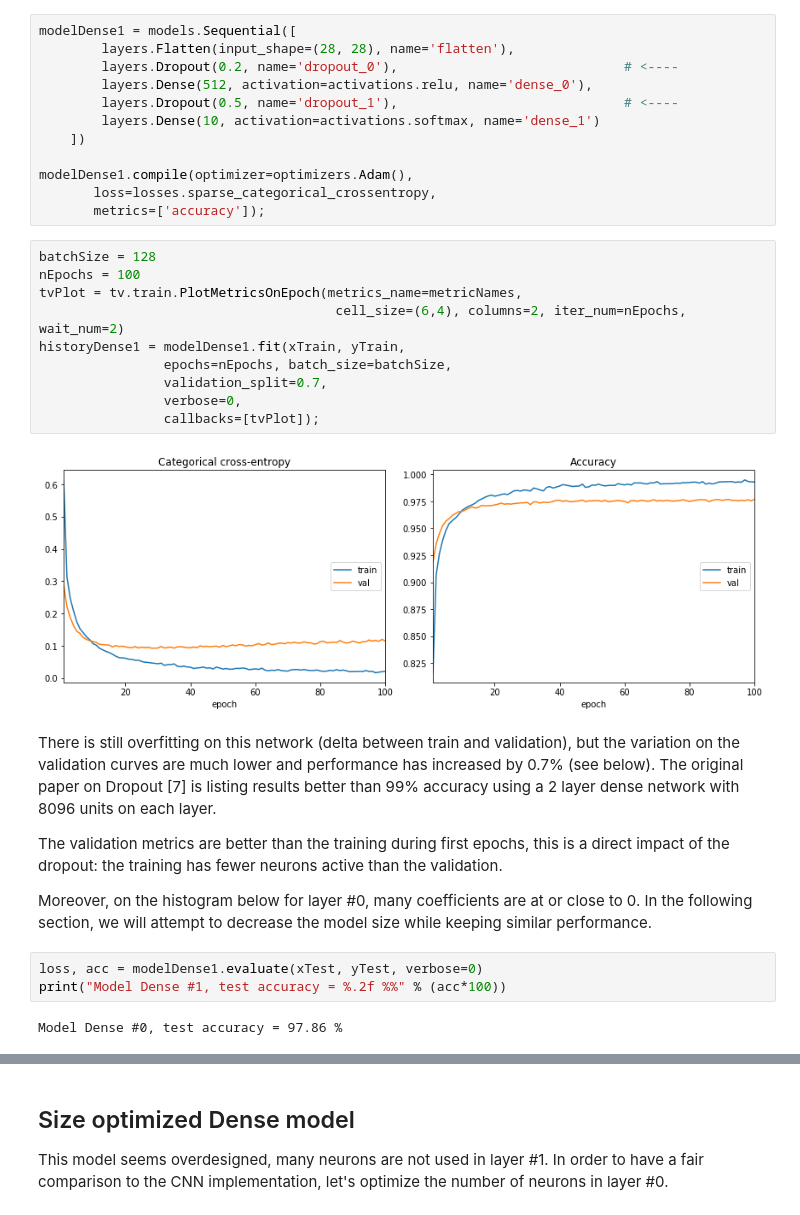
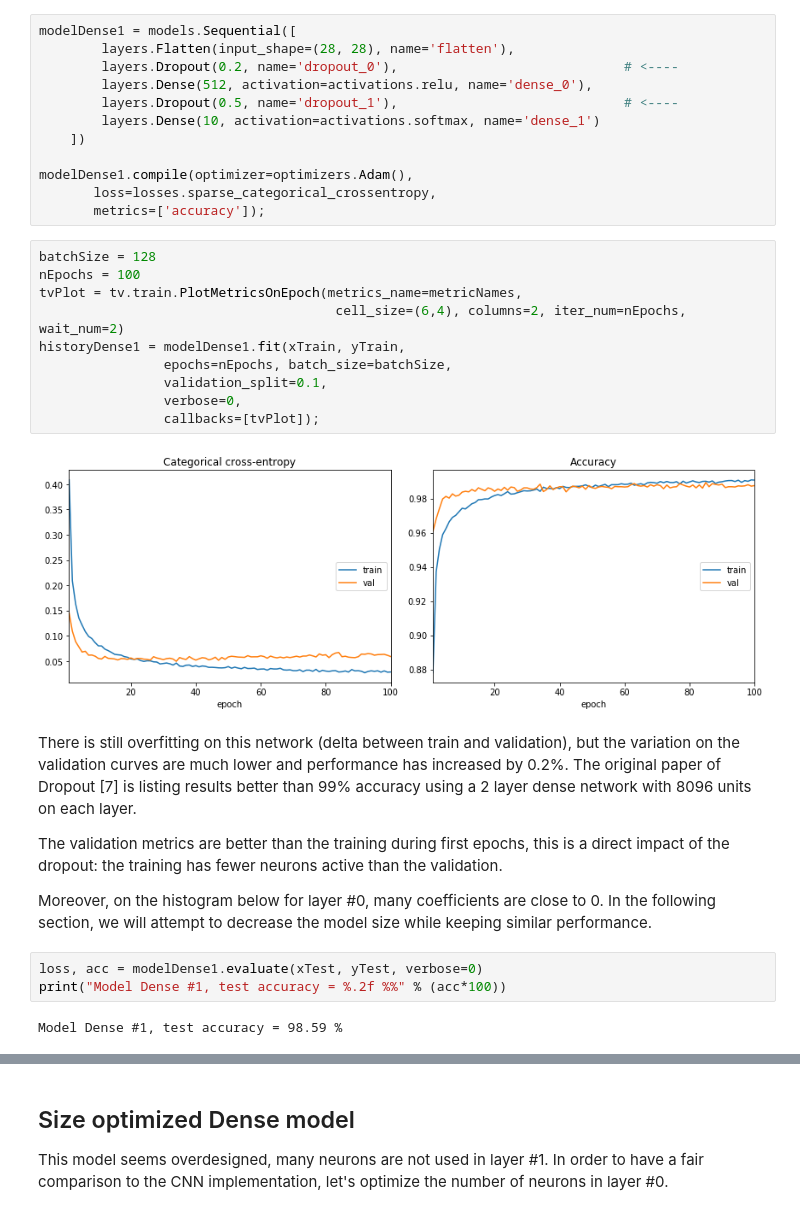
Before and after one commit to tonio73/data-science, a Jupyter notebook: cnn/CnnVsDense-Part1.ipynb, the cells around one changed output, grey strips where cells are left out. Drawn from its saved outputs; the diff is of its cells as text.

Commit message:
Fixing the train-valid split and reassess performance, adding more comments on penalization, conclusion on performance comparison

```diff
--- a/cnn/CnnVsDense-Part1.ipynb
+++ b/cnn/CnnVsDense-Part1.ipynb
@@ -157,26 +157,26 @@ modelDense1.compile(optimizer=optimizers.Adam(),
 # %%
 batchSize = 128
 nEpochs = 100
 tvPlot = tv.train.PlotMetricsOnEpoch(metrics_name=metricNames,
                                       cell_size=(6,4), columns=2, iter_num=nEpochs, wait_num=2)
 historyDense1 = modelDense1.fit(xTrain, yTrain,
                 epochs=nEpochs, batch_size=batchSize,
-                validation_split=0.7,
+                validation_split=0.1,
                 verbose=0,
                 callbacks=[tvPlot]);
 # %% [output]
-[figure, old version]
+[figure, new version]
 # %% [markdown]
-There is still overfitting on this network (delta between train and validation), but the variation on the validation curves are much lower and performance has increased by 0.7% (see below). The original paper on Dropout [7] is listing results better than 99% accuracy using a 2 layer dense network with 8096 units on each layer.
+There is still overfitting on this network (delta between train and validation), but the variation on the validation curves are much lower and performance has increased by 0.2%. The original paper of Dropout [7] is listing results better than 99% accuracy using a 2 layer dense network with 8096 units on each layer.
 
 The validation metrics are better than the training during first epochs, this is a direct impact of the dropout: the training has fewer neurons active than the validation.
 
-Moreover, on the histogram below for layer #0, many coefficients are at or close to 0. In the following section, we will attempt to decrease the model size while keeping similar performance.
+Moreover, on the histogram below for layer #0, many coefficients are close to 0. In the following section, we will attempt to decrease the model size while keeping similar performance.
 # %%
 loss, acc = modelDense1.evaluate(xTest, yTest, verbose=0)
 print("Model Dense #1, test accuracy = %.2f %%" % (acc*100))
 # %% [output]
-Model Dense #0, test accuracy = 97.86 %
+Model Dense #1, test accuracy = 98.59 %
 # %%
 weightsDense1 = modelDense1.get_weights()
 
```
Also changed, not shown: parts of 34 cells of this notebook, 4 other files.
